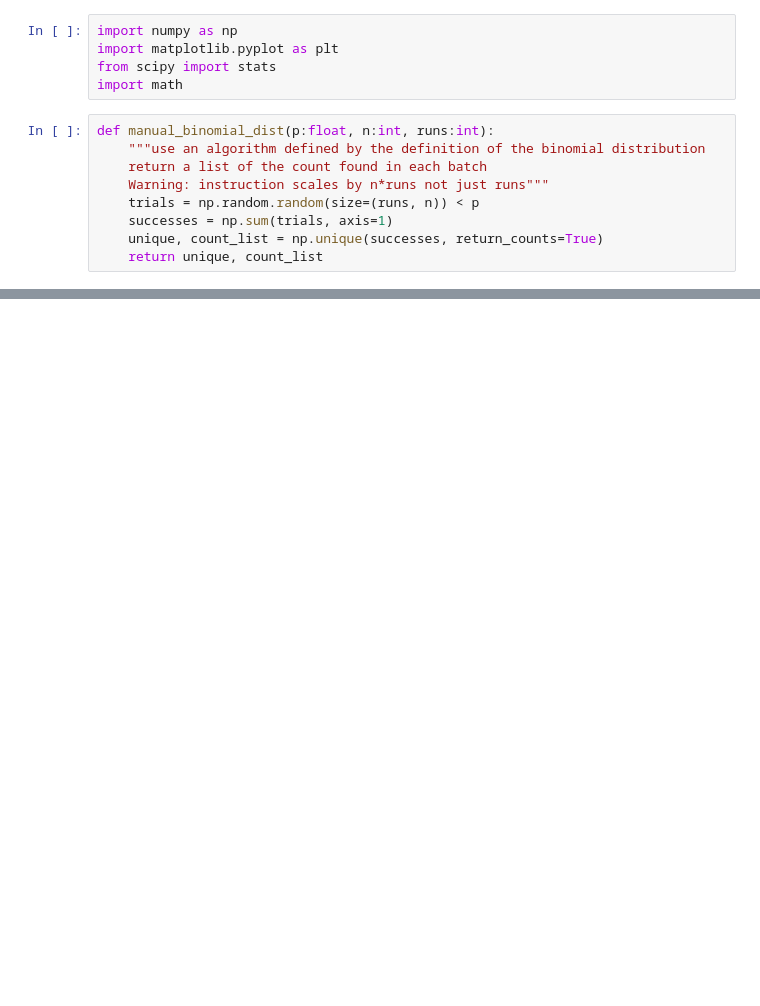
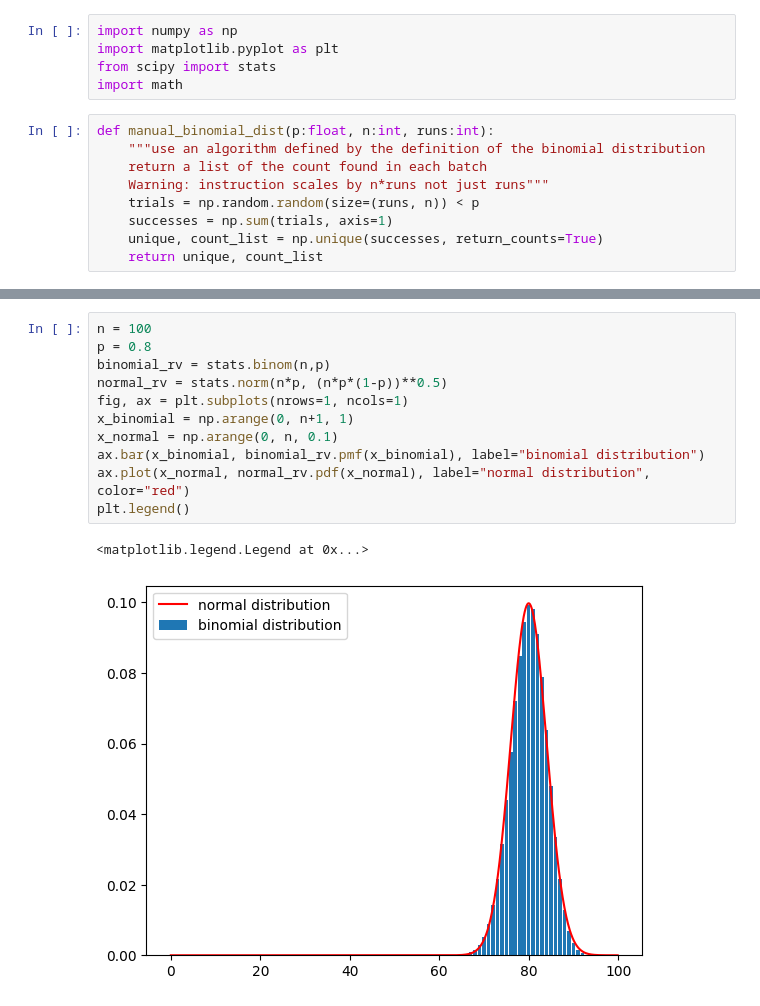
Before and after one commit to k1m-ch1/programming-files, a Jupyter notebook: statistics with numbers/2 - binomial_distribution.ipynb, the cells around one changed output, grey strips where cells are left out. Saved outputs shown, nothing was run; the diff lists cells and outputs as text; blank space fills up the shorter version.

```diff
--- a/statistics with numbers/2 - binomial_distribution.ipynb
+++ b/statistics with numbers/2 - binomial_distribution.ipynb
@@ -39,0 +47,14 @@ fig.legend()
+# %%
+n = 100
+p = 0.8
+binomial_rv = stats.binom(n,p)
+normal_rv = stats.norm(n*p, (n*p*(1-p))**0.5)
+fig, ax = plt.subplots(nrows=1, ncols=1)
+x_binomial = np.arange(0, n+1, 1)
+x_normal = np.arange(0, n, 0.1)
+ax.bar(x_binomial, binomial_rv.pmf(x_binomial), label="binomial distribution")
+ax.plot(x_normal, normal_rv.pdf(x_normal), label="normal distribution", color="red")
+plt.legend()
+# %% [output]
+<matplotlib.legend.Legend at 0x...>
+[figure, added]
```
Also changed, not shown: parts of 2 cells of this notebook, 7 other files.
